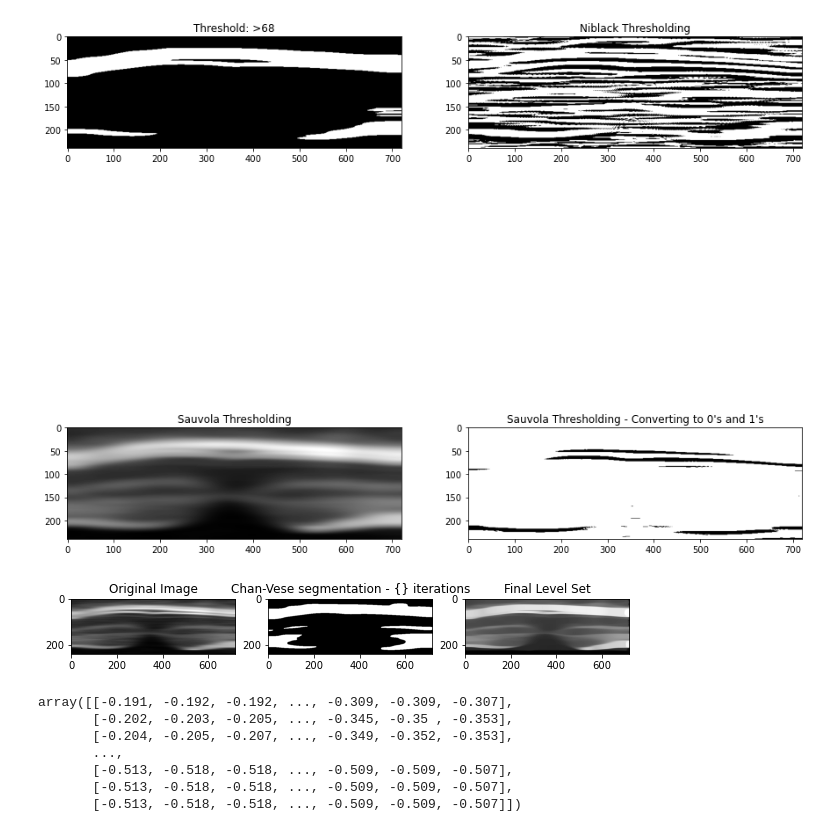
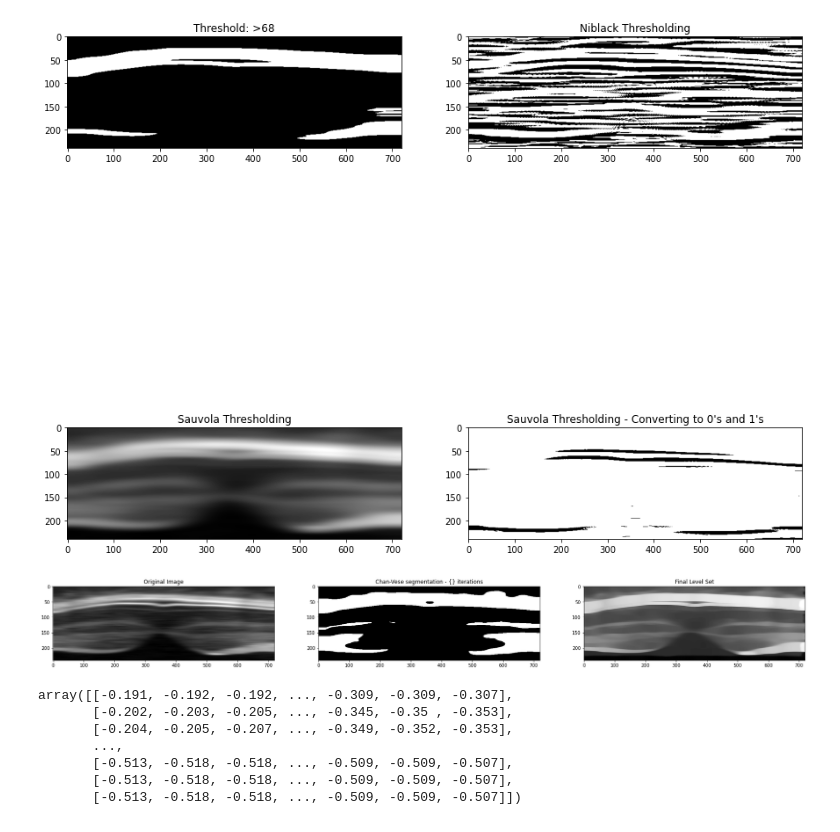
Before and after one commit to Dadams2/CITS4404, a Jupyter notebook: notebook/segmentation.ipynb, the cells around one changed output. Cells and saved outputs as stored; diff of their text form; code cells hidden in the pictures.

```diff
--- a/notebook/segmentation.ipynb
+++ b/notebook/segmentation.ipynb
@@ -41,7 +41,8 @@ Image name (shape) (intensity max, min, mean, std)
 
 original (240, 720) (210, 0, 49.3, 34.8)
 # %%
-image = ndimage.gaussian_filter(original_image, sigma=(1, 16), order=1)
+image = ndimage.gaussian_filter(original_image, sigma=(3, 16), order=0)
 plt.imshow(image, interpolation='nearest', cmap='gray')
+plt.title("Gaussian Smoothing")
 plt.show()
 # %% [output]
@@ -105,36 +106,36 @@ import matplotlib.pyplot as plt
 from skimage.color import rgb2gray
 from skimage import data, img_as_float
 from skimage.segmentation import chan_vese
-fig, axes = plt.subplots(1, 3, figsize=(10, 10))
+fig, axes = plt.subplots(1, 3, figsize=(30, 20))
 
 # Sample Image of scikit-image package
 # gray_imgage = rgb2gray(imgage)
 gray_imgage = image
 
 # Computing the Chan VESE segmentation technique
 chanvese_gray_imgage = chan_vese(gray_imgage,
 									max_iter=100,
 									extended_output=True)
 
 ax = axes.flatten()
 
 # Plotting the original image
 ax[0].imshow(gray_imgage, cmap="gray")
 ax[0].set_title("Original Image")
 
 # Plotting the segmented - 100 iterations image
 ax[1].imshow(chanvese_gray_imgage[0], cmap="gray")
 title = "Chan-Vese segmentation - {} iterations"
 format(len(chanvese_gray_imgage[2]))
 
 ax[1].set_title(title)
 
 # Plotting the final level set
 ax[2].imshow(chanvese_gray_imgage[1], cmap="gray")
 ax[2].set_title("Final Level Set")
 plt.show()
 # %% [output]
-[figure, old version]
+[figure, new version]
 # %%
 np.round(chanvese_gray_imgage[1], decimals=3)
 # %% [output]
```
Also changed, not shown: parts of 2 cells of this notebook.
